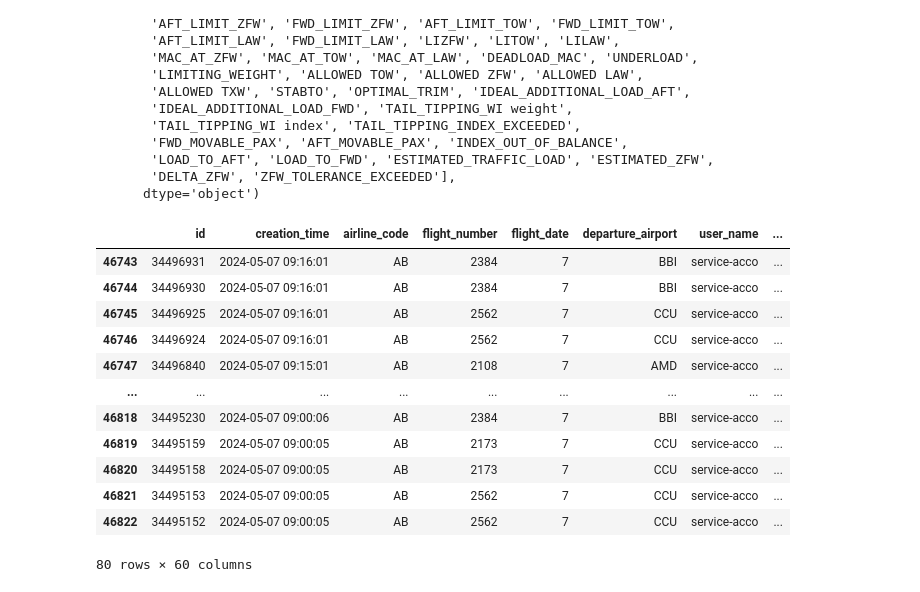
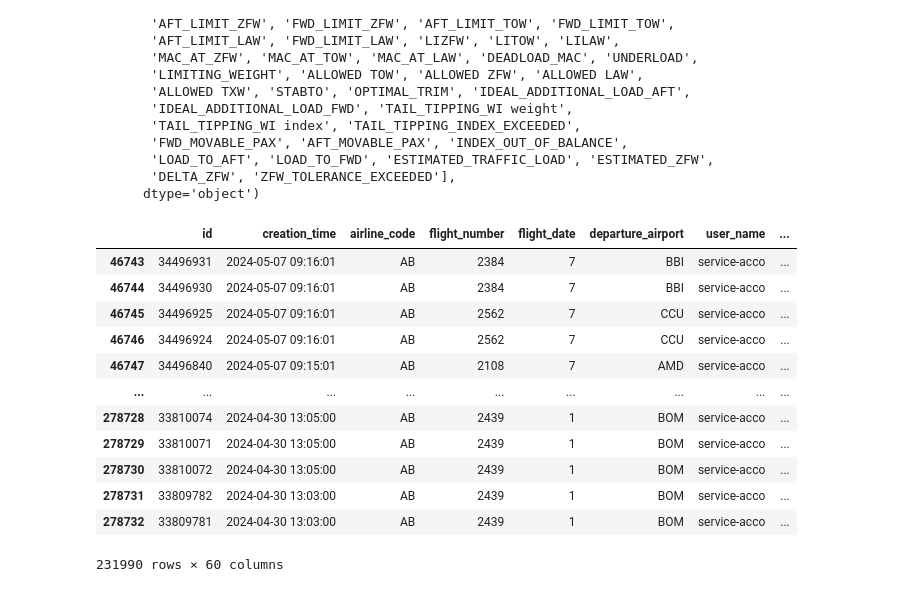
Before and after one commit to jannikvlk/AeroMetrics, a Jupyter notebook: parser/parse_abc.ipynb, the cells around one changed output. Saved outputs shown, nothing was run; the diff lists cells and outputs as text; code cells hidden in the pictures.

```diff
--- a/parser/parse_abc.ipynb
+++ b/parser/parse_abc.ipynb
@@ -147,7 +148,6 @@ com.onesystem.lc2.common.dto.SingleAttributeDTO[ id = NULL  deleted = false  leg
 ### parse all
 # %%
 # create columns
-test_df = pd.DataFrame()
 for idx, row in tqdm(calc_weight_and_trim_action_df.iterrows(), total=calc_weight_and_trim_action_df.shape[0], desc="Processing rows"):
     details = row["entry_details"]
     if "onesystem" in details:
@@ -159,6 +159,5 @@ for idx, row in tqdm(calc_weight_and_trim_action_df.iterrows(), total=calc_weigh
 
         for key, value in extracted_data.items():
             if key not in calc_weight_and_trim_action_df.columns:
-                print(row)
-                calc_weight_and_trim_action_df[str(key)] = None
-            #row[key] = "value"
+                calc_weight_and_trim_action_df[str(key)] = np.nan
+            calc_weight_and_trim_action_df.at[idx, key] = value
@@ -165,14 +181,0 @@ for idx, row in tqdm(calc_weight_and_trim_action_df.iterrows(), total=calc_weigh
-# %%
-# fill columns
-for idx, row in tqdm(calc_weight_and_trim_action_df.iterrows(), total=calc_weight_and_trim_action_df.shape[0], desc="Processing rows"):
-    details = row["entry_details"]
-
-    if "onesystem" in details:
-        pass
-    else:
-        pattern = re.compile(r'(\w+(\s\w+)*)\s*:\s*([^\s]+)')
-        matches = pattern.findall(details)
-        extracted_data = {match[0].strip(): match[2] for match in matches}
-
-        for key, value in extracted_data.items():
-            calc_weight_and_trim_action_df.at[idx, key] = value
@@ -197,18 +216,18 @@ Index(['id', 'creation_time', 'airline_code', 'flight_number', 'flight_date',
        'DELTA_ZFW', 'ZFW_TOLERANCE_EXCEEDED'],
       dtype='object')
 # %%
-calc_weight_and_trim_action_df.head(80)
+calc_weight_and_trim_action_df
 # %% [output]
 |  | id | creation_time | airline_code | flight_number | flight_date | departure_airport | user_name | ... |
 | 46743 | 34496931 | 2024-05-07 09:16:01 | AB | 2384 | 7 | BBI | service-acco | ... |
 | 46744 | 34496930 | 2024-05-07 09:16:01 | AB | 2384 | 7 | BBI | service-acco | ... |
 | 46745 | 34496925 | 2024-05-07 09:16:01 | AB | 2562 | 7 | CCU | service-acco | ... |
 | 46746 | 34496924 | 2024-05-07 09:16:01 | AB | 2562 | 7 | CCU | service-acco | ... |
 | 46747 | 34496840 | 2024-05-07 09:15:01 | AB | 2108 | 7 | AMD | service-acco | ... |
 | ... | ... | ... | ... | ... | ... | ... | ... | ... |
-| 46818 | 34495230 | 2024-05-07 09:00:06 | AB | 2384 | 7 | BBI | service-acco | ... |
-| 46819 | 34495159 | 2024-05-07 09:00:05 | AB | 2173 | 7 | CCU | service-acco | ... |
-| 46820 | 34495158 | 2024-05-07 09:00:05 | AB | 2173 | 7 | CCU | service-acco | ... |
-| 46821 | 34495153 | 2024-05-07 09:00:05 | AB | 2562 | 7 | CCU | service-acco | ... |
-| 46822 | 34495152 | 2024-05-07 09:00:05 | AB | 2562 | 7 | CCU | service-acco | ... |
+| 278728 | 33810074 | 2024-04-30 13:05:00 | AB | 2439 | 1 | BOM | service-acco | ... |
+| 278729 | 33810071 | 2024-04-30 13:05:00 | AB | 2439 | 1 | BOM | service-acco | ... |
+| 278730 | 33810072 | 2024-04-30 13:05:00 | AB | 2439 | 1 | BOM | service-acco | ... |
+| 278731 | 33809782 | 2024-04-30 13:03:00 | AB | 2439 | 1 | BOM | service-acco | ... |
+| 278732 | 33809781 | 2024-04-30 13:03:00 | AB | 2439 | 1 | BOM | service-acco | ... |
-80 rows × 60 columns
+231990 rows × 60 columns
```
Also changed, not shown: parts of 11 cells of this notebook.
